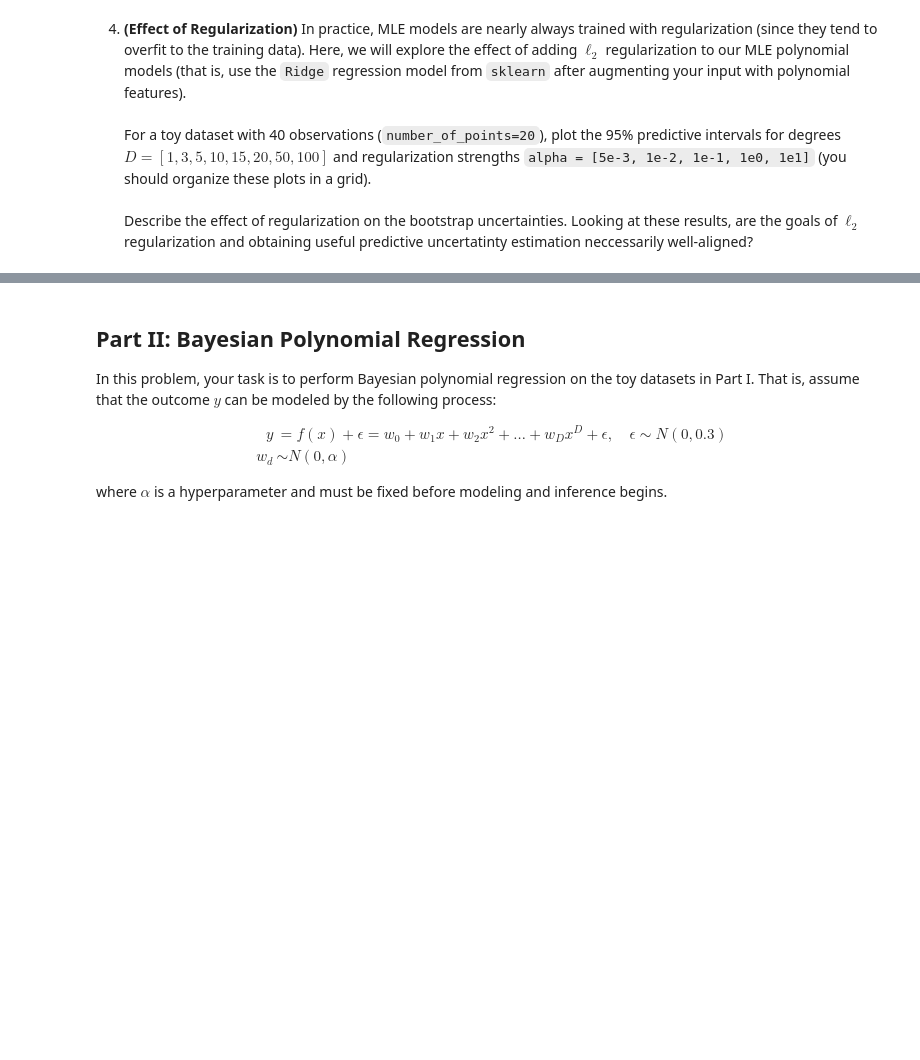
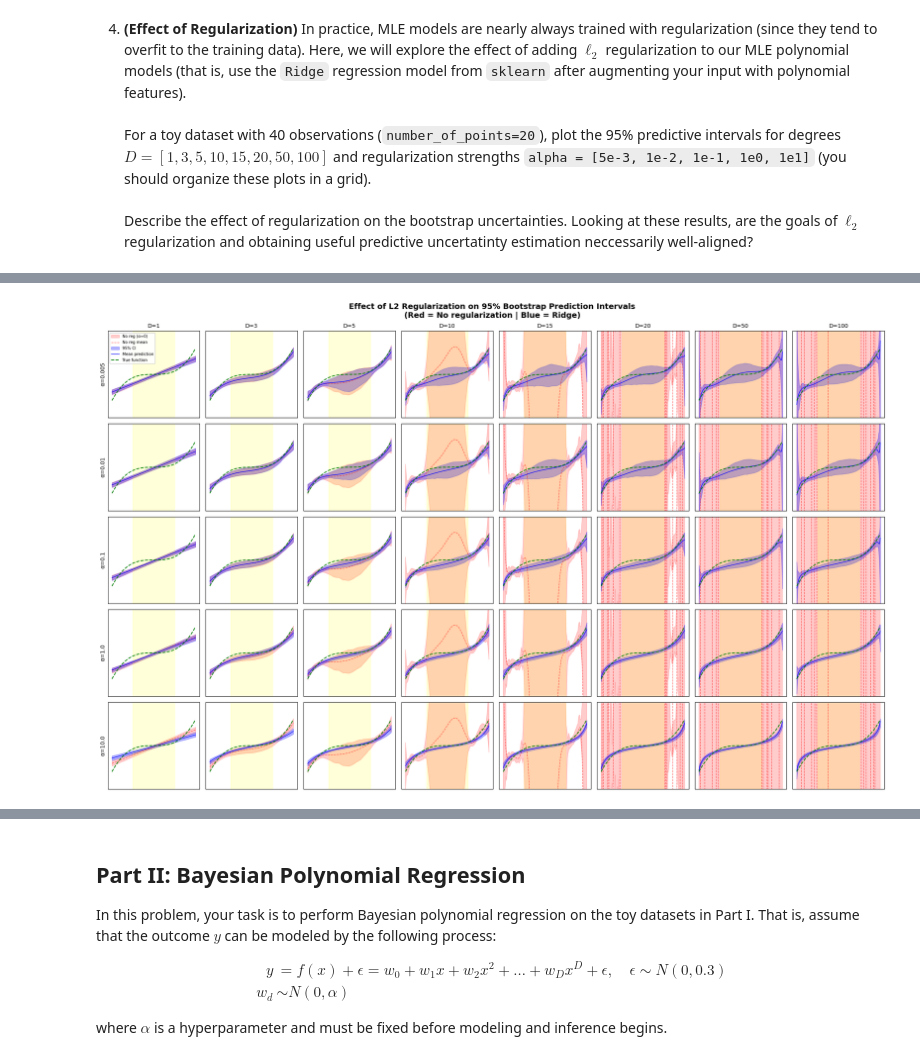
Before and after one commit to loic-123/SCDM--CW1, a Jupyter notebook: ELEC70122_HW1.ipynb, the cells around one changed output, grey strips where cells are left out. Saved outputs shown, nothing was run; the diff lists cells and outputs as text; code cells hidden in the pictures; blank space fills up the shorter version.

```diff
--- a/ELEC70122_HW1.ipynb
+++ b/ELEC70122_HW1.ipynb
@@ -482,0 +417,87 @@ plt.show()
+# %%
+# generate single dataset for all experiments
+np.random.seed(42)
+x_train, y_train, x_test = generate_data(number_of_points=20, noise_variance=0.3)
+
+# regularization strengths and polynomial degrees
+alphas = [5e-3, 1e-2, 1e-1, 1e0, 1e1]
+D = [1, 3, 5, 10, 15, 20, 50, 100]
+
+def bootstrap_ensemble_model_ridge_regularized(x_train, y_train, x_test, degree, alpha=None, n_bootstrap=200):
+    n = len(x_train)
+    predictions = np.zeros((n_bootstrap, len(x_test)))
+
+    poly = PolynomialFeatures(degree=degree, include_bias=True)
+    if alpha is None:
+        model = LinearRegression(fit_intercept=False)
+    else:
+        model = Ridge(alpha=alpha, fit_intercept=False)
+
+    for b in range(n_bootstrap):
+        #bootstrap sample (with replacement)
+        idx = np.random.choice(n, size=n, replace=True)
+        x_b = x_train[idx]
+        y_b = y_train[idx]
+
+        #transform and fit
+        X_b_poly = poly.fit_transform(x_b.reshape(-1, 1))
+        X_test_poly = poly.transform(x_test.reshape(-1, 1))
+
+        model.fit(X_b_poly, y_b)
+        predictions[b] = model.predict(X_test_poly)
+
+    return predictions
+
+#compute reference intervals without regularization
+reference_intervals = {}
+for degree in D:
+    predictions_no_reg = bootstrap_ensemble_model_ridge_regularized(x_train, y_train, x_test, degree, alpha=None, n_bootstrap=200)
+    reference_intervals[degree] = {
+        'lower': np.percentile(predictions_no_reg, 2.5, axis=0),
+        'upper': np.percentile(predictions_no_reg, 97.5, axis=0),
+        'mean': np.mean(predictions_no_reg, axis=0)
+    }
+
+# visualization grid
+fig, axes = plt.subplots(len(alphas), len(D), figsize=(20, 12))
+
+for row, alpha_val in enumerate(alphas):
+    for col, degree in enumerate(D):
+        #get bootstrap predictions
+        predictions = bootstrap_ensemble_model_ridge_regularized(x_train, y_train, x_test, degree, alpha_val, n_bootstrap=200)
+
+        #compute mean and 95% CI
+        mean_pred = np.mean(predictions, axis=0)
+        lower = np.percentile(predictions, 2.5, axis=0)
+        upper = np.percentile(predictions, 97.5, axis=0)
+
+        ax = axes[row, col]
+        ax.fill_between(x_test,
+                        reference_intervals[degree]['lower'],
+                        reference_intervals[degree]['upper'],
+                        alpha=0.2, color='red', label='No reg (α=0)')
+        ax.plot(x_test, reference_intervals[degree]['mean'], 'r--', linewidth=1, alpha=0.6, label='No reg mean')
+        ax.fill_between(x_test, lower, upper, alpha=0.3, color='blue', label='95% CI')
+        ax.plot(x_test, mean_pred, 'b-', linewidth=1, label='Mean prediction')
+        ax.plot(x_test, 3*x_test**3, 'g--', linewidth=1.5, label='True function')
+        ax.axvspan(-0.5, 0.5, alpha=0.15, color='yellow')  # Training region
+
+        ax.set_xlim(-1.1, 1.1)
+        ax.set_ylim(-5, 5)
+
+        if row == 0:
+            ax.set_title(f'D={degree}', fontsize=10)
+        if col == 0:
+            ax.set_ylabel(f'α={alpha_val}', fontsize=10)
+
+        ax.set_xticks([])
+        ax.set_yticks([])
+
+        if row == 0 and col == 0:
+            ax.legend(loc='upper left', fontsize=7, framealpha=0.9)
+
+plt.tight_layout()
+plt.suptitle('Effect of L2 Regularization on 95% Bootstrap Prediction Intervals\n(Red = No regularization | Blue = Ridge)', y=1.03, fontsize=14, fontweight='bold')
+plt.show()
+# %% [output]
+[figure, added]
```
Also changed, not shown: parts of 9 cells of this notebook.
